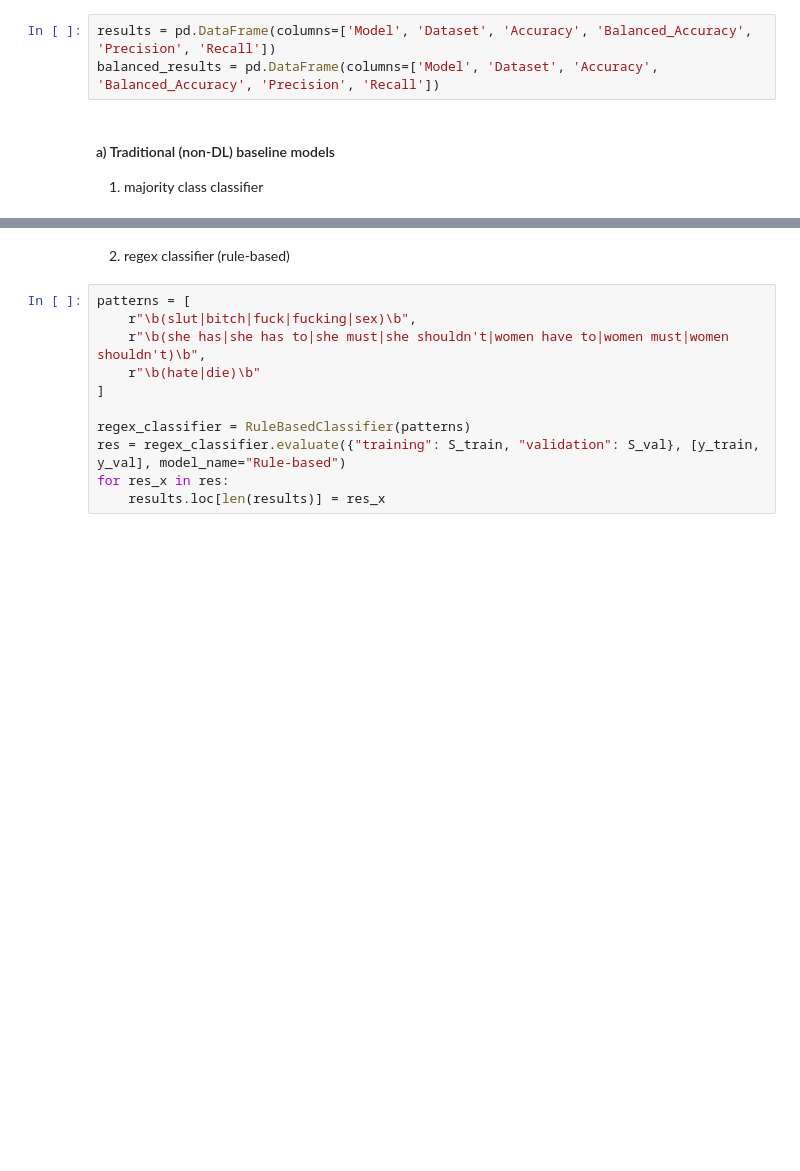
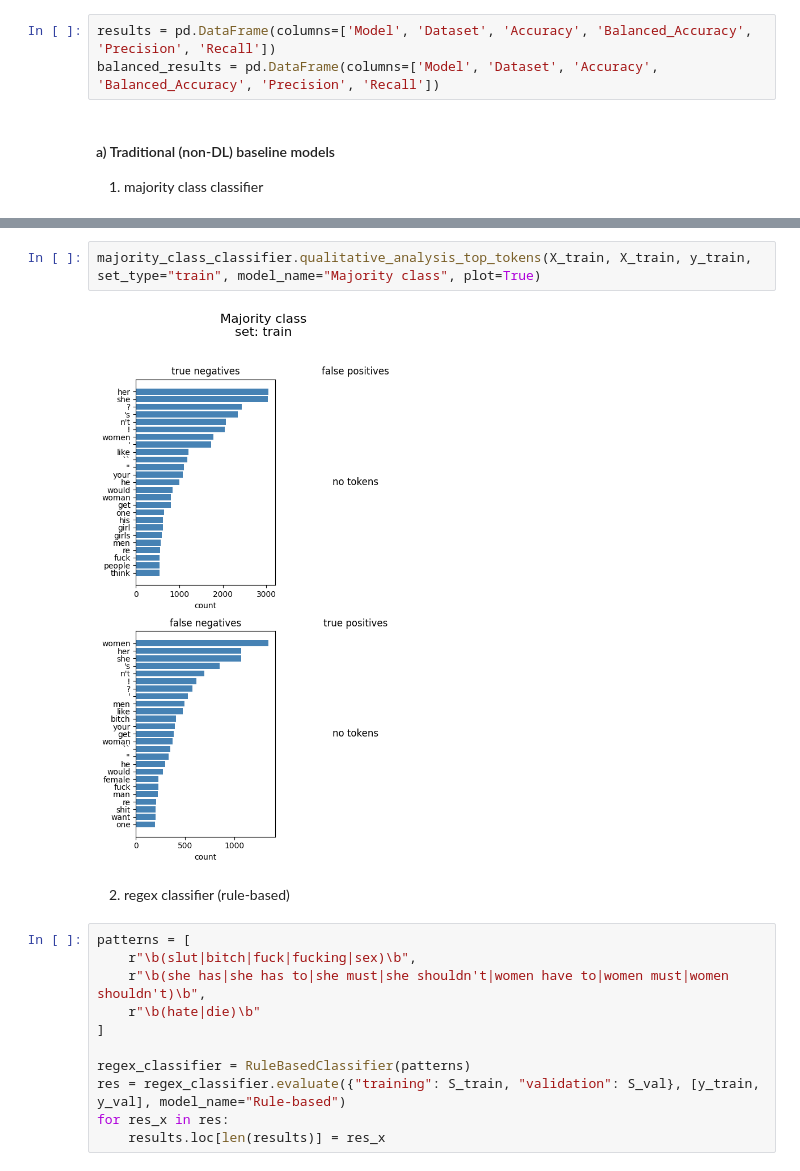
Before and after one commit to henrform/NLP_24W_VSHJ, a Jupyter notebook: milestone 2/milestone_2.ipynb, the cells around one changed output, grey strips where cells are left out. Cells and saved outputs as stored; diff of their text form; blank space fills up the shorter version.

Commit message:
Count (+plot) most frequently occuring tokens from the 4 corners of conf matrix

```diff
--- a/milestone 2/milestone_2.ipynb
+++ b/milestone 2/milestone_2.ipynb
@@ -133,3 +126,7 @@ recall: 0.0000
+# %%
+majority_class_classifier.qualitative_analysis_top_tokens(X_train, X_train, y_train, set_type="train", model_name="Majority class", plot=True)
+# %% [output]
+[figure, added]
 # %% [markdown]
 2. regex classifier (rule-based)
 # %%
```
Also changed, not shown: parts of 22 cells of this notebook, 2 other files.
